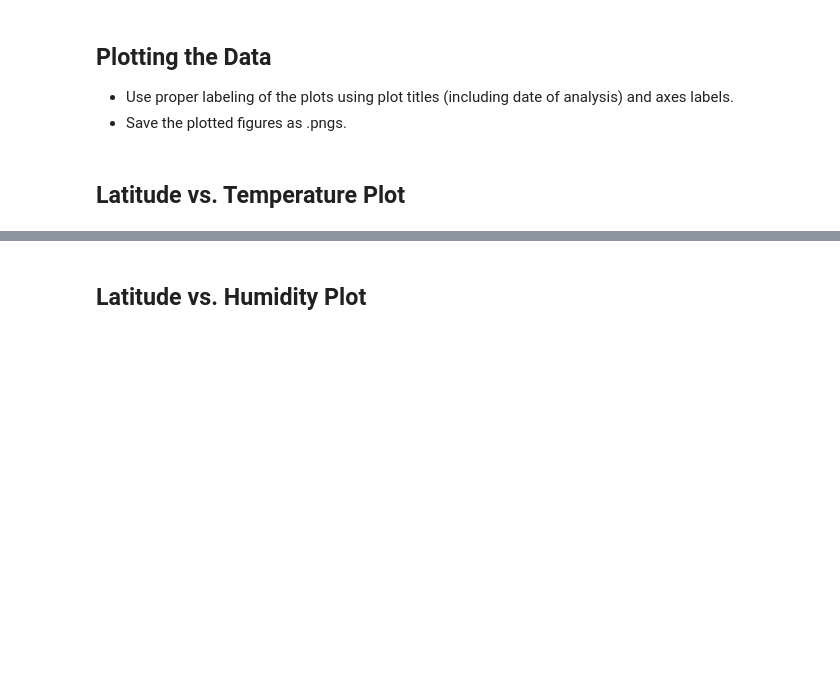
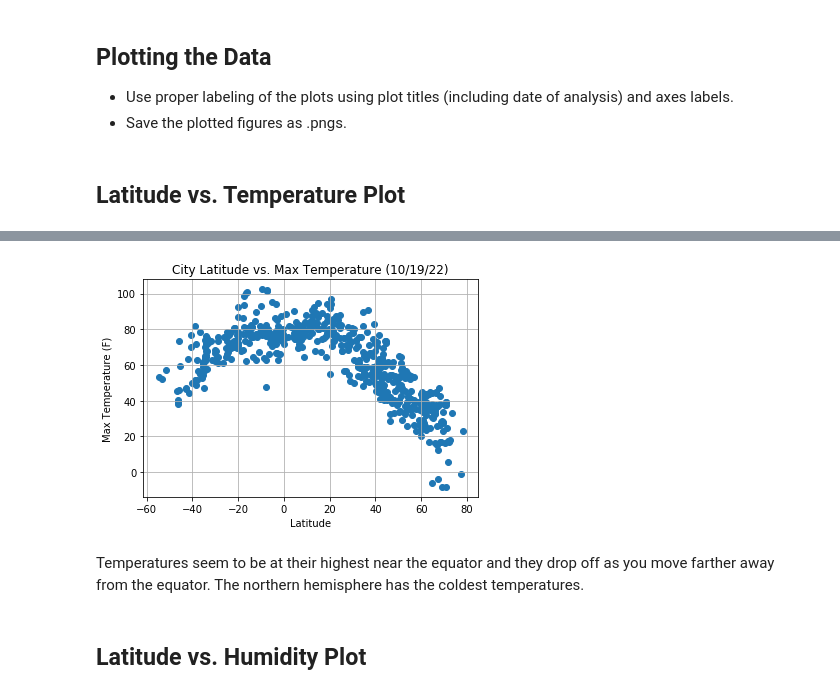
Before and after one commit to wgachugu/python-api-challenge, a Jupyter notebook: WeatherPy/WeatherPy.ipynb, the cells around one changed output, grey strips where cells are left out. Drawn from its saved outputs; the diff is of its cells as text; code cells hidden in the pictures; blank space fills up the shorter version.

```diff
--- a/WeatherPy/WeatherPy.ipynb
+++ b/WeatherPy/WeatherPy.ipynb
@@ -187,2 +184,21 @@ clean_city_data.head()
+# %%
+# Build a scatter plot
+plt.scatter(clean_city_data["Lat"], clean_city_data["Max Temp"], marker="o")
+
+# Incorporate the other graph properties
+plt.title("City Latitude vs. Max Temperature (10/19/22)")
+plt.ylabel("Max Temperature (F)")
+plt.xlabel("Latitude")
+plt.grid(True)
+
+# Save the figure
+plt.savefig("output_data/Fig1.png")
+
+# Show plot
+plt.show()
+# %% [output]
+[figure, added]
+# %% [markdown]
+Temperatures seem to be at their highest near the equator and they drop off as you move farther away from the equator. The northern hemisphere has the coldest temperatures.
 # %% [markdown]
 ## Latitude vs. Humidity Plot
```
Also changed, not shown: parts of 43 cells of this notebook, 15 other files.
